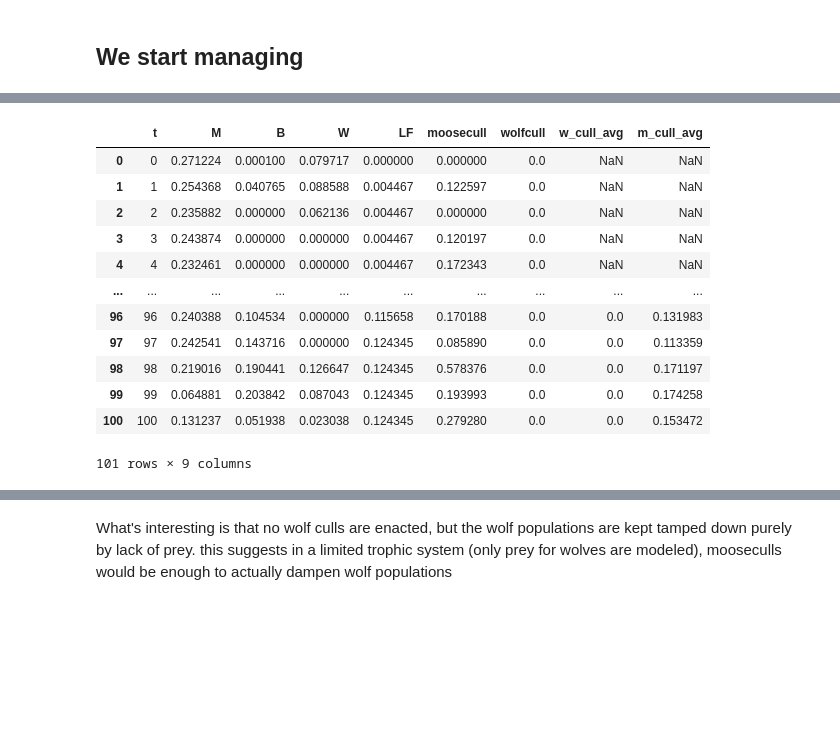
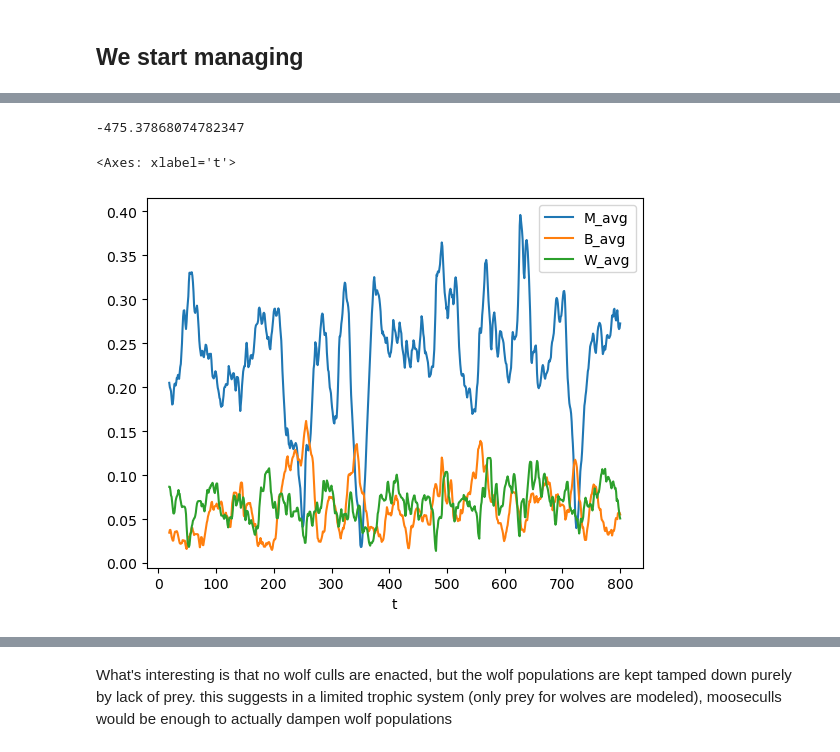
Before and after one commit to boettiger-lab/rl4caribou, a Jupyter notebook: notebooks/4-15-Meeting-Notebook.ipynb, the cells around one changed output, grey strips where cells are left out. Cells and saved outputs as stored; diff of their text form; code cells hidden in the pictures; blank space fills up the shorter version.

```diff
--- a/notebooks/4-15-Meeting-Notebook.ipynb
+++ b/notebooks/4-15-Meeting-Notebook.ipynb
@@ -170,17 +189,12 @@ df2.plot(x='t', y = ['w_cull_avg', 'm_cull_avg', 'LF'])
 # %%
-df2 #moose = 0.125875, caribou = 0.200913, wolves = 0.011156, moosecull = 0.221668
+sim_df['M_avg'] =  sim_df.M.rolling(window=20).mean()
+sim_df['B_avg'] =  sim_df.B.rolling(window=20).mean()
+sim_df['W_avg'] =  sim_df.W.rolling(window=20).mean()
+
+print(sim_df.reward.sum())
+sim_df.plot(x='t', y=['M_avg', 'B_avg', 'W_avg'])
 # %% [output]
-|  | t | M | B | W | LF | moosecull | wolfcull | w_cull_avg | m_cull_avg |
-| 0 | 0 | 0.271224 | 0.000100 | 0.079717 | 0.000000 | 0.000000 | 0.0 | NaN | NaN |
-| 1 | 1 | 0.254368 | 0.040765 | 0.088588 | 0.004467 | 0.122597 | 0.0 | NaN | NaN |
-| 2 | 2 | 0.235882 | 0.000000 | 0.062136 | 0.004467 | 0.000000 | 0.0 | NaN | NaN |
-| 3 | 3 | 0.243874 | 0.000000 | 0.000000 | 0.004467 | 0.120197 | 0.0 | NaN | NaN |
-| 4 | 4 | 0.232461 | 0.000000 | 0.000000 | 0.004467 | 0.172343 | 0.0 | NaN | NaN |
-| ... | ... | ... | ... | ... | ... | ... | ... | ... | ... |
-| 96 | 96 | 0.240388 | 0.104534 | 0.000000 | 0.115658 | 0.170188 | 0.0 | 0.0 | 0.131983 |
-| 97 | 97 | 0.242541 | 0.143716 | 0.000000 | 0.124345 | 0.085890 | 0.0 | 0.0 | 0.113359 |
-| 98 | 98 | 0.219016 | 0.190441 | 0.126647 | 0.124345 | 0.578376 | 0.0 | 0.0 | 0.171197 |
-| 99 | 99 | 0.064881 | 0.203842 | 0.087043 | 0.124345 | 0.193993 | 0.0 | 0.0 | 0.174258 |
-| 100 | 100 | 0.131237 | 0.051938 | 0.023038 | 0.124345 | 0.279280 | 0.0 | 0.0 | 0.153472 |
-101 rows × 9 columns
+-475.37868074782347
+<Axes: xlabel='t'>
+[figure, added]
 # %%
```
Also changed, not shown: parts of 13 cells of this notebook, 2 other files.
